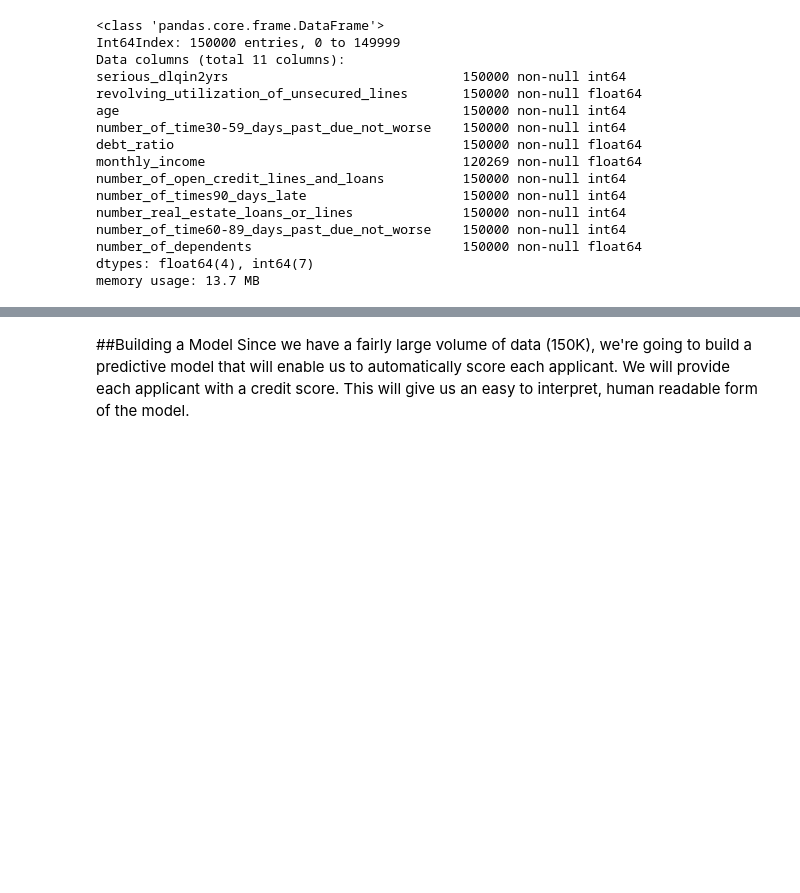
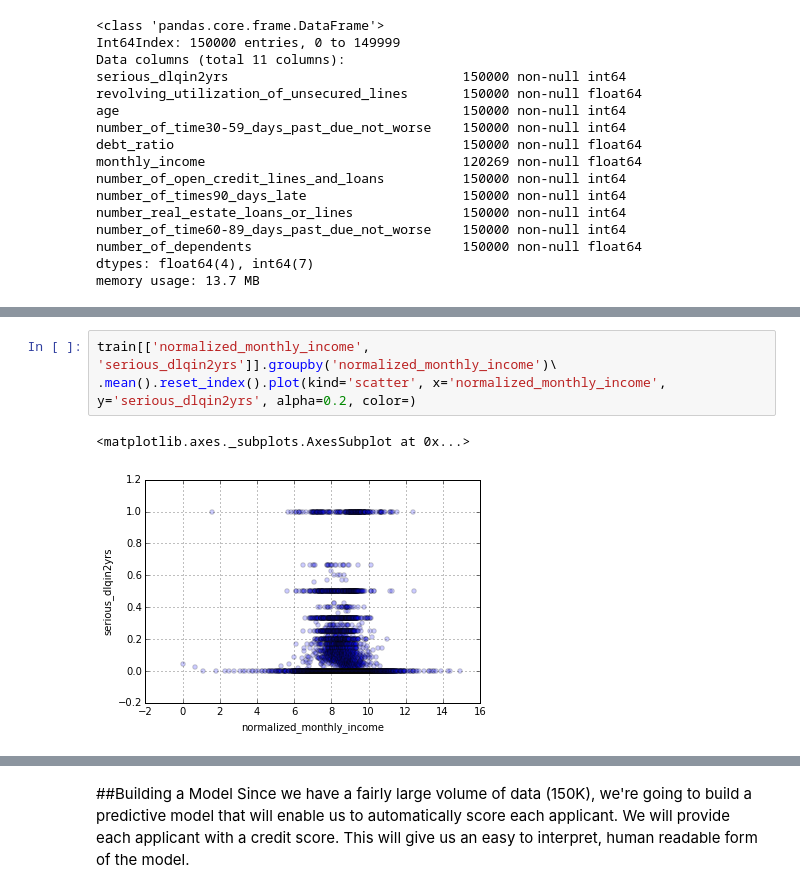
Before and after one commit to xu-hong/DataGotham2013, a Jupyter notebook: notebooks/2 - Case Study.ipynb, the cells around one changed output, grey strips where cells are left out. Drawn from its saved outputs; the diff is of its cells as text; blank space fills up the shorter version.

```diff
--- a/notebooks/2 - Case Study.ipynb
+++ b/notebooks/2 - Case Study.ipynb
@@ -374,0 +558,6 @@ Name: monthly_income, Length: 29731, dtype: float64
+# %%
+train[['normalized_monthly_income', 'serious_dlqin2yrs']].groupby('normalized_monthly_income')\
+.mean().reset_index().plot(kind='scatter', x='normalized_monthly_income', y='serious_dlqin2yrs', alpha=0.2, color=)
+# %% [output]
+<matplotlib.axes._subplots.AxesSubplot at 0x...>
+[figure, added]
```
Also changed, not shown: parts of 24 cells of this notebook, 2 other files.
